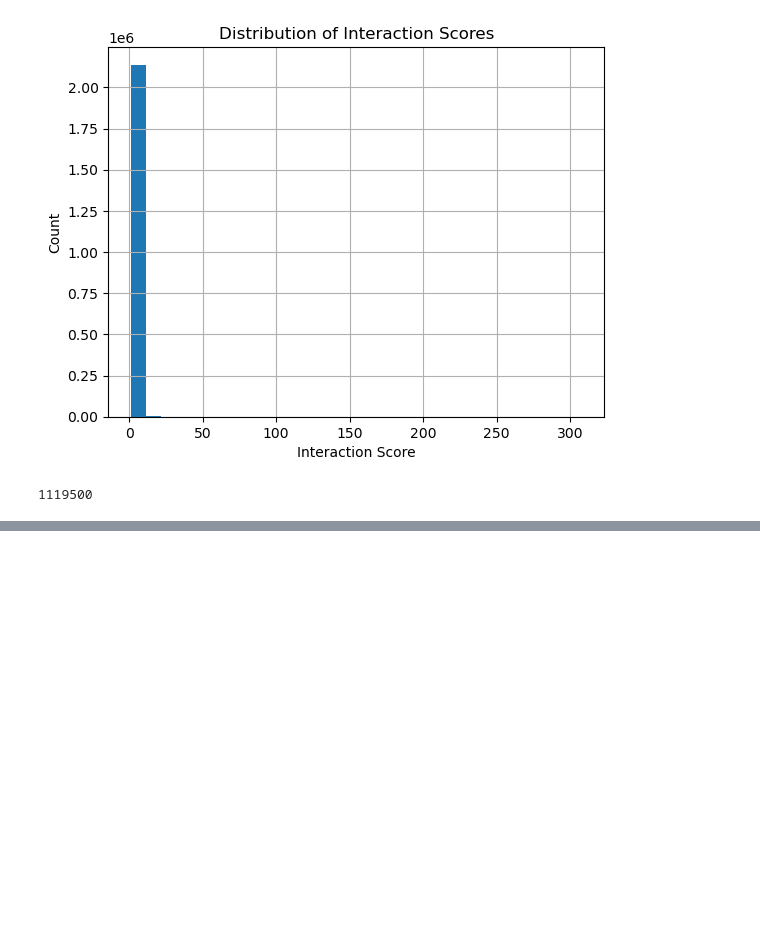
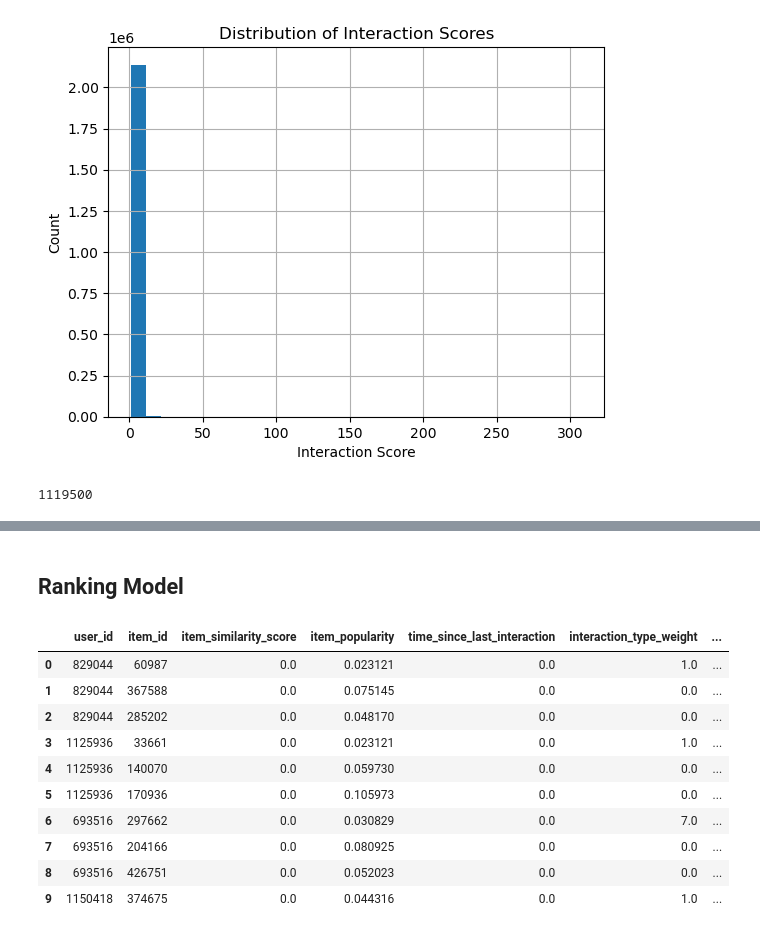
Before and after one commit to CJC-AI/Recommender-system, a Jupyter notebook: notebooks/eda.ipynb, the cells around one changed output, grey strips where cells are left out. Cells and saved outputs as stored; diff of their text form; code cells hidden in the pictures; blank space fills up the shorter version.

```diff
--- a/notebooks/eda.ipynb
+++ b/notebooks/eda.ipynb
@@ -139,0 +248,20 @@ Percentage of items never purchased: 89.53%
+# %% [markdown]
+## Ranking Model
+# %%
+# Load training data
+
+training_df = pd.read_csv("../data/processed/training_data.csv")
+
+training_df.head(10)
+# %% [output]
+|  | user_id | item_id | item_similarity_score | item_popularity | time_since_last_interaction | interaction_type_weight | ... |
+| 0 | 829044 | 60987 | 0.0 | 0.023121 | 0.0 | 1.0 | ... |
+| 1 | 829044 | 367588 | 0.0 | 0.075145 | 0.0 | 0.0 | ... |
+| 2 | 829044 | 285202 | 0.0 | 0.048170 | 0.0 | 0.0 | ... |
+| 3 | 1125936 | 33661 | 0.0 | 0.023121 | 0.0 | 1.0 | ... |
+| 4 | 1125936 | 140070 | 0.0 | 0.059730 | 0.0 | 0.0 | ... |
+| 5 | 1125936 | 170936 | 0.0 | 0.105973 | 0.0 | 0.0 | ... |
+| 6 | 693516 | 297662 | 0.0 | 0.030829 | 0.0 | 7.0 | ... |
+| 7 | 693516 | 204166 | 0.0 | 0.080925 | 0.0 | 0.0 | ... |
+| 8 | 693516 | 426751 | 0.0 | 0.052023 | 0.0 | 0.0 | ... |
+| 9 | 1150418 | 374675 | 0.0 | 0.044316 | 0.0 | 1.0 | ... |
```
Also changed, not shown: parts of 21 cells of this notebook, 1 other file.
